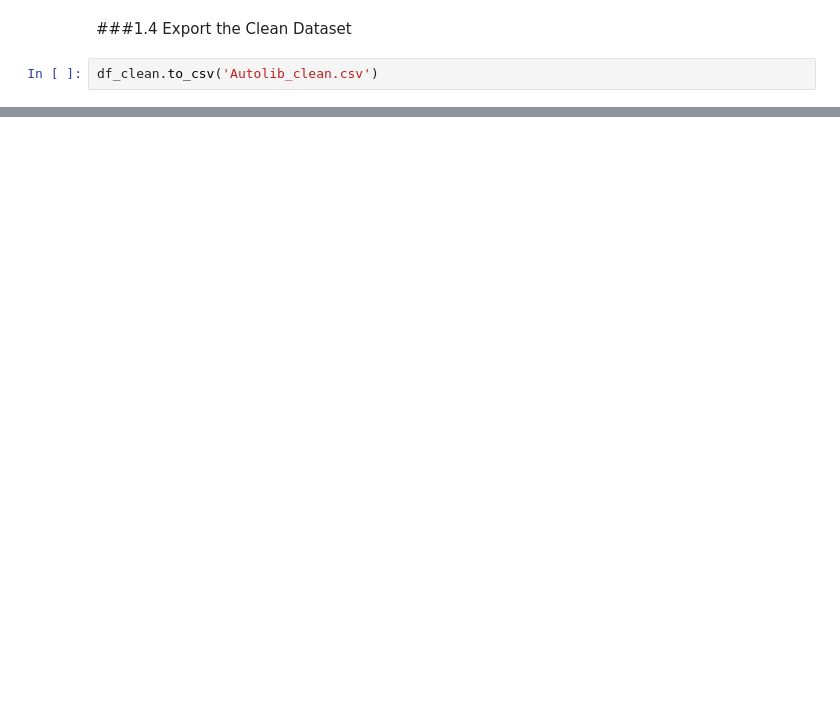
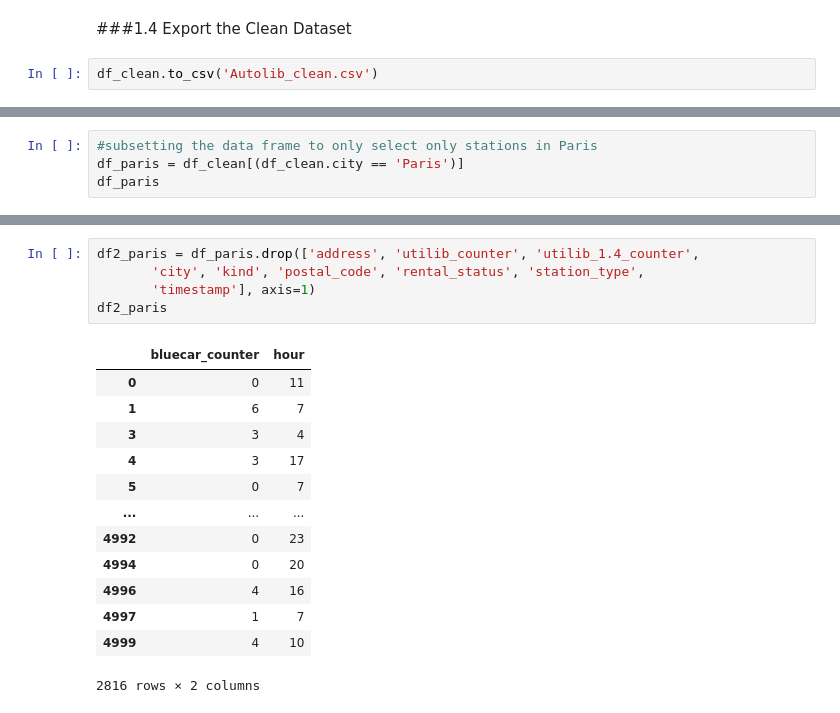
Before and after one commit to CorletteN/Autolib-France-Data, a Jupyter notebook: Moringa_School_Corlette_Nyaundi_Wk_4.ipynb, the cells around one changed output, grey strips where cells are left out. Saved outputs shown, nothing was run; the diff lists cells and outputs as text; blank space fills up the shorter version.

```diff
--- a/Moringa_School_Corlette_Nyaundi_Wk_4.ipynb
+++ b/Moringa_School_Corlette_Nyaundi_Wk_4.ipynb
@@ -225,0 +237,4 @@ df_clean.to_csv('Autolib_clean.csv')
+# %%
+#subsetting the data frame to only select only stations in Paris
+df_paris = df_clean[(df_clean.city == 'Paris')]
+df_paris
@@ -225,0 +255,19 @@ df_clean.to_csv('Autolib_clean.csv')
+# %%
+df2_paris = df_paris.drop(['address', 'utilib_counter', 'utilib_1.4_counter',
+       'city', 'kind', 'postal_code', 'rental_status', 'station_type',
+       'timestamp'], axis=1)
+df2_paris
+# %% [output]
+|  | bluecar_counter | hour |
+| 0 | 0 | 11 |
+| 1 | 6 | 7 |
+| 3 | 3 | 4 |
+| 4 | 3 | 17 |
+| 5 | 0 | 7 |
+| ... | ... | ... |
+| 4992 | 0 | 23 |
+| 4994 | 0 | 20 |
+| 4996 | 4 | 16 |
+| 4997 | 1 | 7 |
+| 4999 | 4 | 10 |
+2816 rows × 2 columns
```
Also changed, not shown: parts of 13 cells of this notebook.
